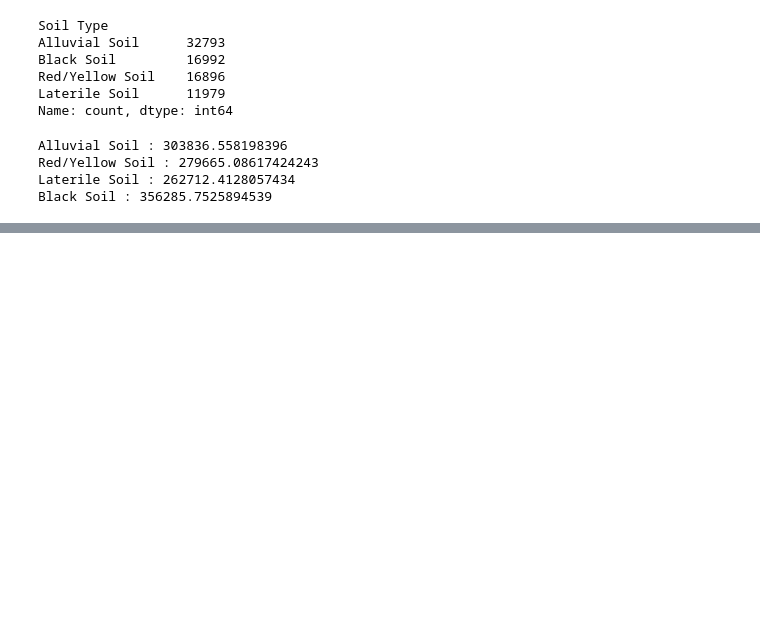
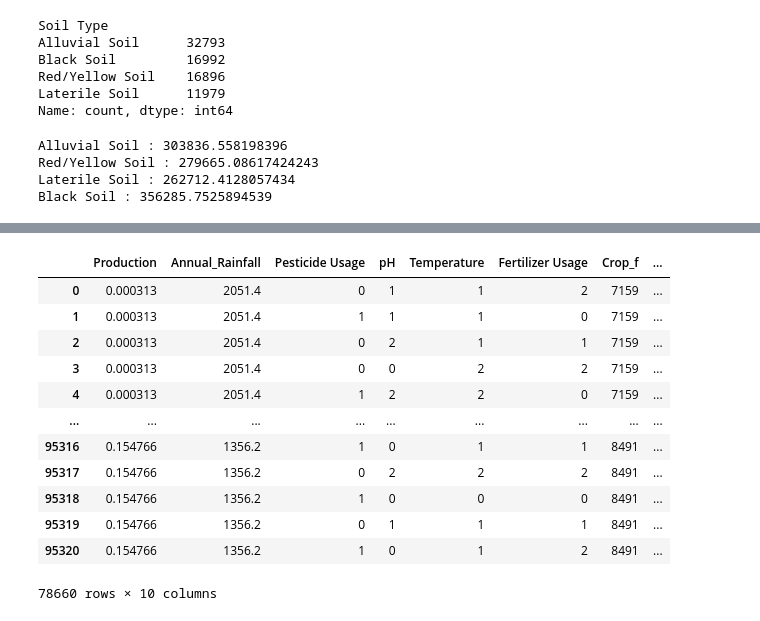
Before and after one commit to Shiva7706/SITNovate, a Jupyter notebook: Data_refine.ipynb, the cells around one changed output, grey strips where cells are left out. Drawn from its saved outputs; the diff is of its cells as text; code cells hidden in the pictures; blank space fills up the shorter version.

```diff
--- a/Data_refine.ipynb
+++ b/Data_refine.ipynb
@@ -229,0 +268,16 @@ for i,j in ordinal_encoding_cols.items():
+# %%
+final_merged_df
+# %% [output]
+|  | Production | Annual_Rainfall | Pesticide Usage | pH | Temperature | Fertilizer Usage | Crop_f | ... |
+| 0 | 0.000313 | 2051.4 | 0 | 1 | 1 | 2 | 7159 | ... |
+| 1 | 0.000313 | 2051.4 | 1 | 1 | 1 | 0 | 7159 | ... |
+| 2 | 0.000313 | 2051.4 | 0 | 2 | 1 | 1 | 7159 | ... |
+| 3 | 0.000313 | 2051.4 | 0 | 0 | 2 | 2 | 7159 | ... |
+| 4 | 0.000313 | 2051.4 | 1 | 2 | 2 | 0 | 7159 | ... |
+| ... | ... | ... | ... | ... | ... | ... | ... | ... |
+| 95316 | 0.154766 | 1356.2 | 1 | 0 | 1 | 1 | 8491 | ... |
+| 95317 | 0.154766 | 1356.2 | 0 | 2 | 2 | 2 | 8491 | ... |
+| 95318 | 0.154766 | 1356.2 | 1 | 0 | 0 | 0 | 8491 | ... |
+| 95319 | 0.154766 | 1356.2 | 0 | 1 | 1 | 1 | 8491 | ... |
+| 95320 | 0.154766 | 1356.2 | 1 | 0 | 1 | 2 | 8491 | ... |
+78660 rows × 10 columns
```
Also changed, not shown: parts of 11 cells of this notebook.
